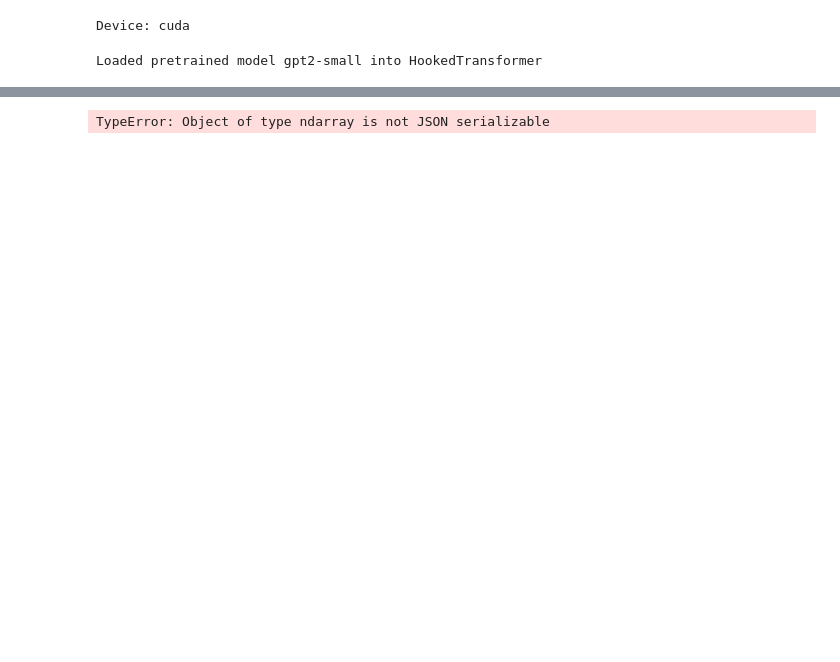
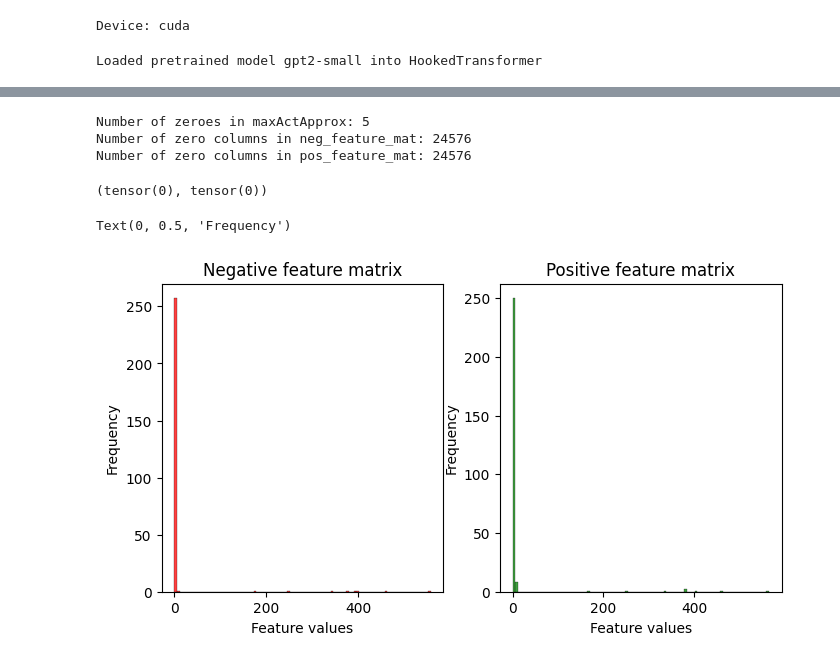
Before and after one commit to hasithv/mats-project, a Jupyter notebook: saemat.ipynb, the cells around one changed output, grey strips where cells are left out. Cells and saved outputs as stored; diff of their text form; code cells hidden in the pictures; blank space fills up the shorter version.

```diff
--- a/saemat.ipynb
+++ b/saemat.ipynb
@@ -69,4 +75,5 @@ def load_json_from_feature(feature, directory='.'):
 # %%
 # Initialze empty array of size total_features, total_features
 neg_feature_mat = torch.zeros((24576, 24576))
+pos_feature_mat = torch.zeros((24576, 24576))
 total_features = 24576
@@ -123,0 +154,53 @@ KeyboardInterrupt:
+# %%
+# count number of zeroes in maxActApprox
+max_zeroes_count = torch.sum(maxActApprox[0,:] == 0).item()
+print(f"Number of zeroes in maxActApprox: {max_zeroes_count}")
+
+# Drop the zero rows and columns from the matrices later on
+nonzero_max_features = ~(maxActApprox[0,:] == 0)
+
+# count number of columns in the matrices that are all zero
+neg_num_zero_cols = torch.sum(torch.all(neg_feature_mat == 0, dim=0)).item()
+pos_num_zero_cols = torch.sum(torch.all(pos_feature_mat == 0, dim=0)).item()
+print(f"Number of zero columns in neg_feature_mat: {neg_num_zero_cols}")
+print(f"Number of zero columns in pos_feature_mat: {pos_num_zero_cols}")
+
+# Drop the zero columns from the matrices later on
+nonzero_neg_res_features = ~(torch.all(neg_feature_mat == 0, dim=0))
+nonzero_pos_res_features = ~(torch.all(pos_feature_mat == 0, dim=0))
+
+# Keep only these features
+# good_features = torch.logical_and(nonzero_act_features, nonzero_res_features)
+good_pos = torch.logical_and(nonzero_max_features, nonzero_pos_res_features)
+good_neg = torch.logical_and(nonzero_max_features, nonzero_neg_res_features)
+# %% [output]
+Number of zeroes in maxActApprox: 5
+Number of zero columns in neg_feature_mat: 24576
+Number of zero columns in pos_feature_mat: 24576
+# %%
+sum(good_pos), sum(good_neg)
+# %% [output]
+(tensor(0), tensor(0))
+# %%
+# plot histograms of the feature matrices
+import matplotlib.pyplot as plt
+import seaborn as sns
+
+np_neg_feature_mat = neg_feature_mat.numpy()[good_neg,good_pos]
+np_pos_feature_mat = pos_feature_mat.numpy()[good_pos,good_pos]
+
+plt.figure(figsize=(8, 4))
+plt.subplot(1, 2, 1)
+sns.histplot(np_neg_feature_mat, bins=100, color='red')
+plt.title("Negative feature matrix")
+plt.xlabel("Feature values")
+plt.ylabel("Frequency")
+
+plt.subplot(1, 2, 2)
+sns.histplot(np_pos_feature_mat, bins=100, color='green')
+plt.title("Positive feature matrix")
+plt.xlabel("Feature values")
+plt.ylabel("Frequency")
+# %% [output]
+Text(0, 0.5, 'Frequency')
+[figure, added]
@@ -153,5 +251,0 @@ pos_feature_mat_np = pos_feature_mat.numpy().tolist()
-# %%
-# display the chord diagram
-Chord(pos_feature_mat_np, list(range(24576))).to_html()
-# %% [output]
-TypeError: Object of type ndarray is not JSON serializable
```
Also changed, not shown: parts of 21 cells of this notebook, 9 other files.
